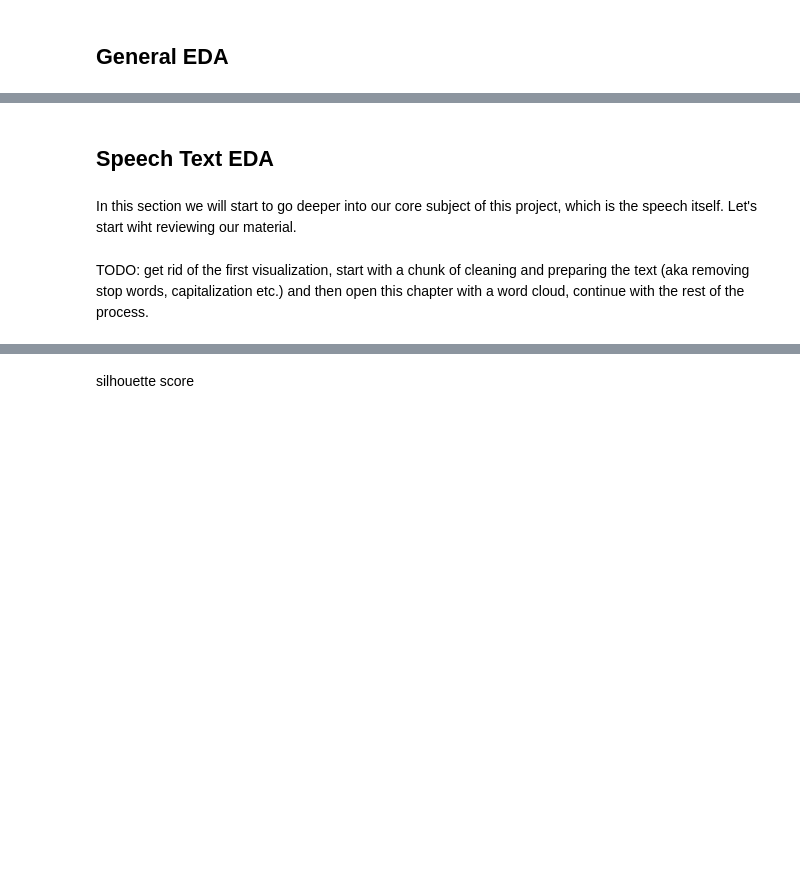
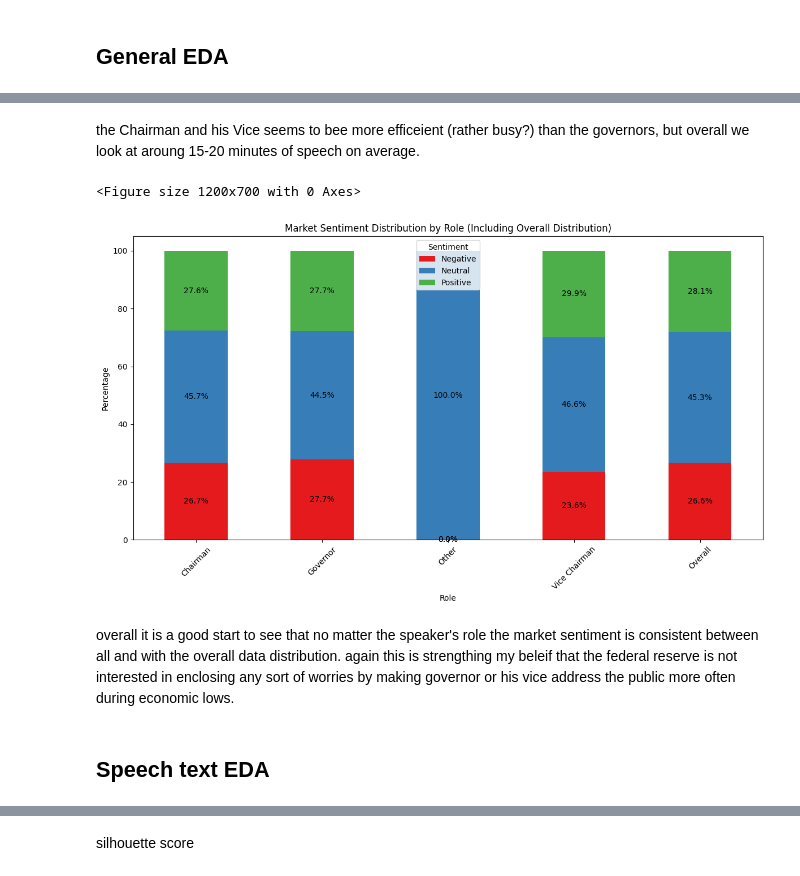
Before and after one commit to EladBenjo/Data-Science-Workshop-2025a, a Jupyter notebook: fed_speeches_analysis.ipynb, the cells around one changed output, grey strips where cells are left out. Cells and saved outputs as stored; diff of their text form; code cells hidden in the pictures; blank space fills up the shorter version.

```diff
--- a/fed_speeches_analysis.ipynb
+++ b/fed_speeches_analysis.ipynb
@@ -119,7 +235,7 @@ We visualized our DB in different ways and were able to identify some missing va
 dropping unnecessary columns
 # %%
 # Drop columns
-df = df.drop(columns=['scrape_date', 'processed','link',])
+speeches_df = speeches_df.drop(columns=['scrape_date', 'processed','link',])
 # %% [markdown]
 manually filling up missing values (there were 4 speech texts missing)
 # %%
@@ -555,6 +821,39 @@ df
+# %% [markdown]
+the Chairman and his Vice seems to bee more efficeient (rather busy?) than the governors, but overall we look at aroung 15-20 minutes of speech on average.
+# %%
+# Group by role and market sentiment, then normalize to get percentages
+role_sentiment_counts = df.groupby(['role', 'Market Sentiment']).size().unstack(fill_value=0)
+role_sentiment_percentages = role_sentiment_counts.div(role_sentiment_counts.sum(axis=1), axis=0) * 100
+
+# Calculate overall sentiment distribution
+sentiment_counts = df['Market Sentiment'].value_counts()
+sentiment_percentages = sentiment_counts / sentiment_counts.sum() * 100
+
+# Add overall sentiment as a separate row
+role_sentiment_percentages.loc['Overall'] = sentiment_percentages
+
+# Plotting
+plt.figure(figsize=(12, 7))
+ax = role_sentiment_percentages.plot(kind='bar', stacked=True, figsize=(12, 7), color=sns.color_palette("Set1"))
+
+# Add percentages on each section
+for container in ax.containers:
+    ax.bar_label(container, fmt='%.1f%%', label_type='center', fontsize=10, color='black')
+
+# Formatting the plot
+plt.title('Market Sentiment Distribution by Role (Including Overall Distribution)')
+plt.xlabel('Role')
+plt.ylabel('Percentage')
+plt.xticks(rotation=45)
+plt.legend(title='Sentiment')
+plt.tight_layout()
+
+# Display the plot
+plt.show()
+# %% [output]
+<Figure size 1200x700 with 0 Axes>
+[figure, added]
+# %% [markdown]
+overall it is a good start to see that no matter the speaker's role the market sentiment is consistent between all and with the overall data distribution. again this is strengthing my beleif that the federal reserve is not interested in enclosing any sort of worries by making governor or his vice address the public more often during economic lows.
 # %% [markdown]
-## Speech Text EDA
+## Speech text EDA
-# %% [markdown]
-In this section we will start to go deeper into our core subject of this project, which is the speech itself. Let's start wiht reviewing our material.
-# %% [markdown]
-TODO: get rid of the first visualization, start with a chunk of cleaning and preparing the text (aka removing stop words, capitalization etc.) and then open this chapter with a word cloud, continue with the rest of the process.
```
Also changed, not shown: parts of 183 cells of this notebook.
